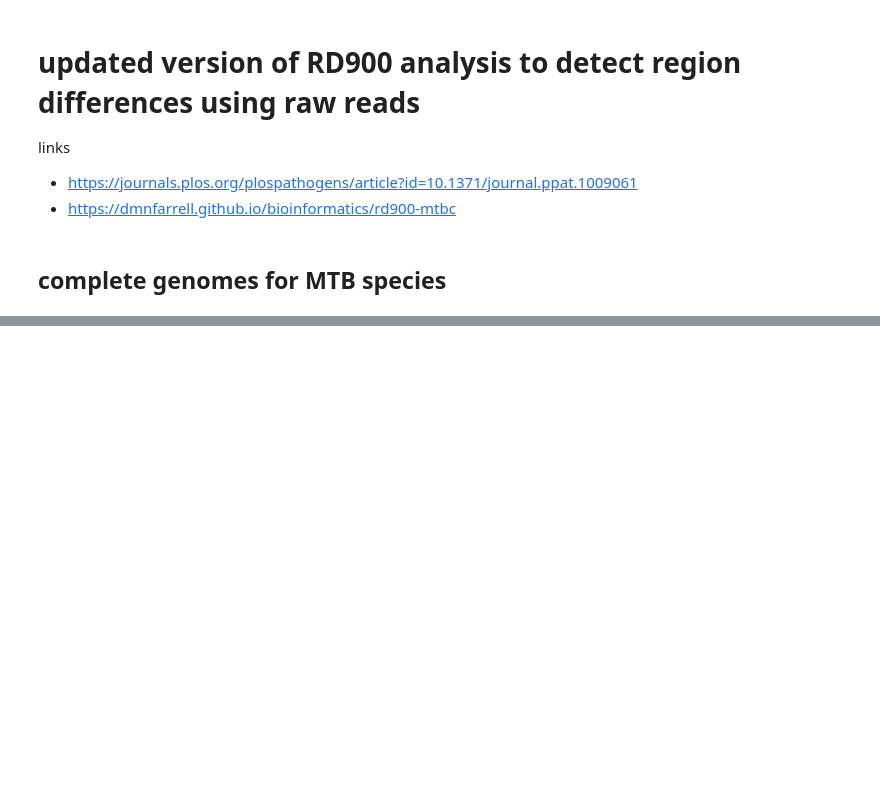
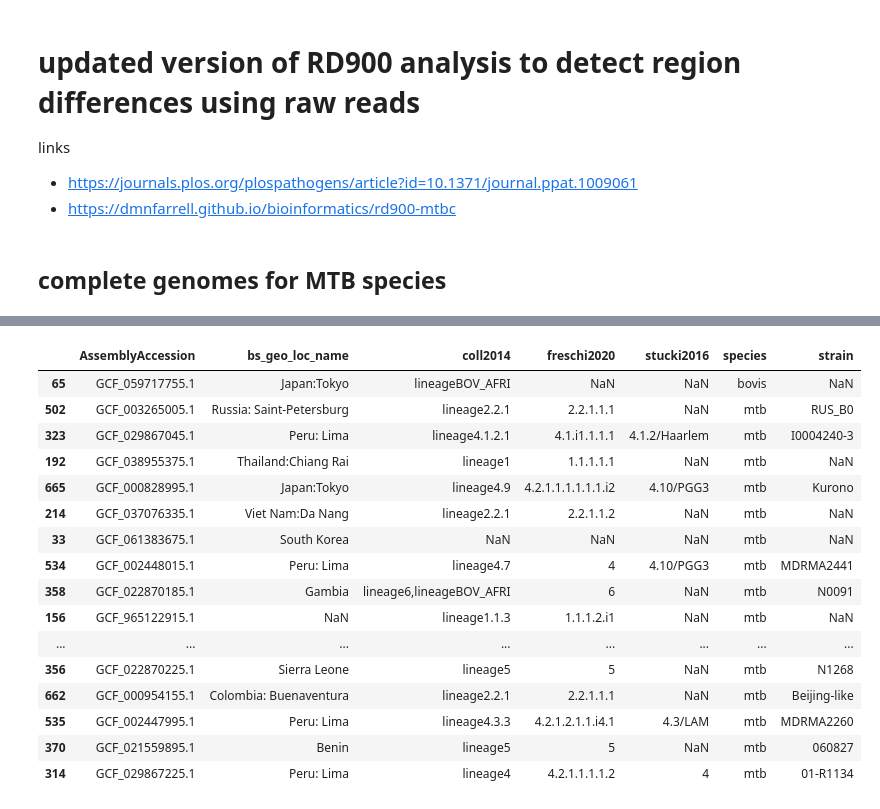
Before and after one commit to dmnfarrell/mtbc_analyses, a Jupyter notebook: rd900/analysis_new.ipynb, the cells around one changed output, grey strips where cells are left out. Cells and saved outputs as stored; diff of their text form; code cells hidden in the pictures; blank space fills up the shorter version.

```diff
--- a/rd900/analysis_new.ipynb
+++ b/rd900/analysis_new.ipynb
@@ -6,14 +6,23 @@ links
 * https://journals.plos.org/plospathogens/article?id=10.1371/journal.ppat.1009061
 * https://dmnfarrell.github.io/bioinformatics/rd900-mtbc
 # %%
-import os, io, glob, subprocess
+import os, io, csv, glob, subprocess, time, re
+import posixpath, urllib, gzip, shutil
 from importlib import reload
+from pathlib import Path
+from collections import defaultdict
+import pandas as pd
 from Bio import SeqIO
 from Bio.SeqRecord import SeqRecord
 from Bio.SeqFeature import SeqFeature, FeatureLocation
+from Bio import Entrez
 from BCBio import GFF
+import xml.etree.ElementTree as ET
 import numpy as np
 import pandas as pd
 import pylab as plt
 import seaborn as sns
+import networkx as nx
 from snipgenie import tools, aligners, app, trees, plotting
+pd.set_option('display.max_rows', 300)
+pd.set_option('display.max_colwidth', 100)
@@ -376,0 +406,2 @@ plt.savefig('rd900_presence_absence.jpg')
+# %%
+mtb_asm = pd.read_csv('asm_complete_mtbc.csv')
@@ -376,0 +419,20 @@ plt.savefig('rd900_presence_absence.jpg')
+# %%
+mtb_asm[["AssemblyAccession", "bs_geo_loc_name", "coll2014", "freschi2020","stucki2016","species","strain"]].sample(30)
+# %% [output]
+|  | AssemblyAccession | bs_geo_loc_name | coll2014 | freschi2020 | stucki2016 | species | strain |
+| 65 | GCF_059717755.1 | Japan:Tokyo | lineageBOV_AFRI | NaN | NaN | bovis | NaN |
+| 502 | GCF_003265005.1 | Russia: Saint-Petersburg | lineage2.2.1 | 2.2.1.1.1 | NaN | mtb | RUS_B0 |
+| 323 | GCF_029867045.1 | Peru: Lima | lineage4.1.2.1 | 4.1.i1.1.1.1 | 4.1.2/Haarlem | mtb | I0004240-3 |
+| 192 | GCF_038955375.1 | Thailand:Chiang Rai | lineage1 | 1.1.1.1.1 | NaN | mtb | NaN |
+| 665 | GCF_000828995.1 | Japan:Tokyo | lineage4.9 | 4.2.1.1.1.1.1.1.i2 | 4.10/PGG3 | mtb | Kurono |
+| 214 | GCF_037076335.1 | Viet Nam:Da Nang | lineage2.2.1 | 2.2.1.1.2 | NaN | mtb | NaN |
+| 33 | GCF_061383675.1 | South Korea | NaN | NaN | NaN | mtb | NaN |
+| 534 | GCF_002448015.1 | Peru: Lima | lineage4.7 | 4 | 4.10/PGG3 | mtb | MDRMA2441 |
+| 358 | GCF_022870185.1 | Gambia | lineage6,lineageBOV_AFRI | 6 | NaN | mtb | N0091 |
+| 156 | GCF_965122915.1 | NaN | lineage1.1.3 | 1.1.1.2.i1 | NaN | mtb | NaN |
+| ... | ... | ... | ... | ... | ... | ... | ... |
+| 356 | GCF_022870225.1 | Sierra Leone | lineage5 | 5 | NaN | mtb | N1268 |
+| 662 | GCF_000954155.1 | Colombia: Buenaventura | lineage2.2.1 | 2.2.1.1.1 | NaN | mtb | Beijing-like |
+| 535 | GCF_002447995.1 | Peru: Lima | lineage4.3.3 | 4.2.1.2.1.1.i4.1 | 4.3/LAM | mtb | MDRMA2260 |
+| 370 | GCF_021559895.1 | Benin | lineage5 | 5 | NaN | mtb | 060827 |
+| 314 | GCF_029867225.1 | Peru: Lima | lineage4 | 4.2.1.1.1.1.2 | 4 | mtb | 01-R1134 |
```
Also changed, not shown: parts of 92 cells of this notebook, 2 other files.
